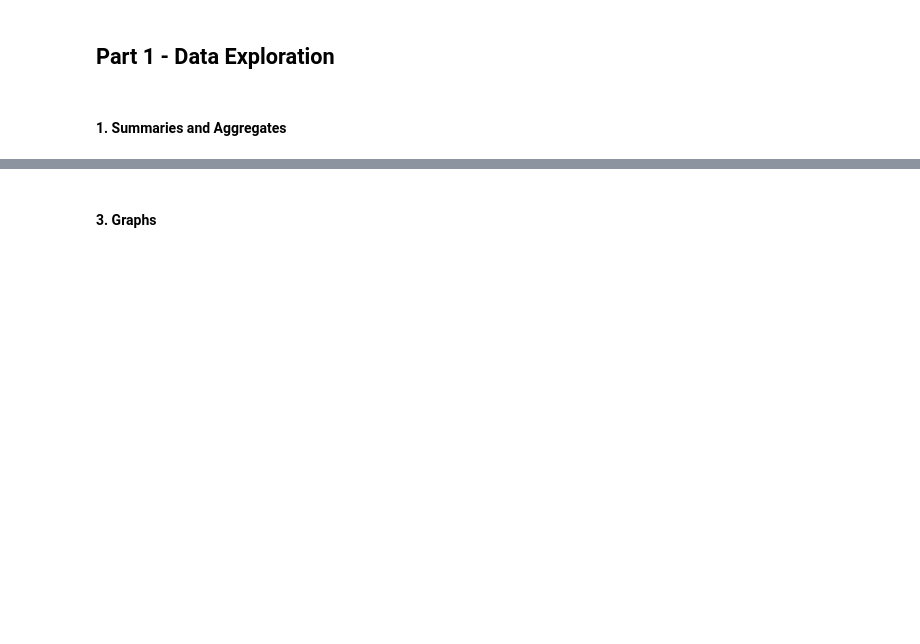
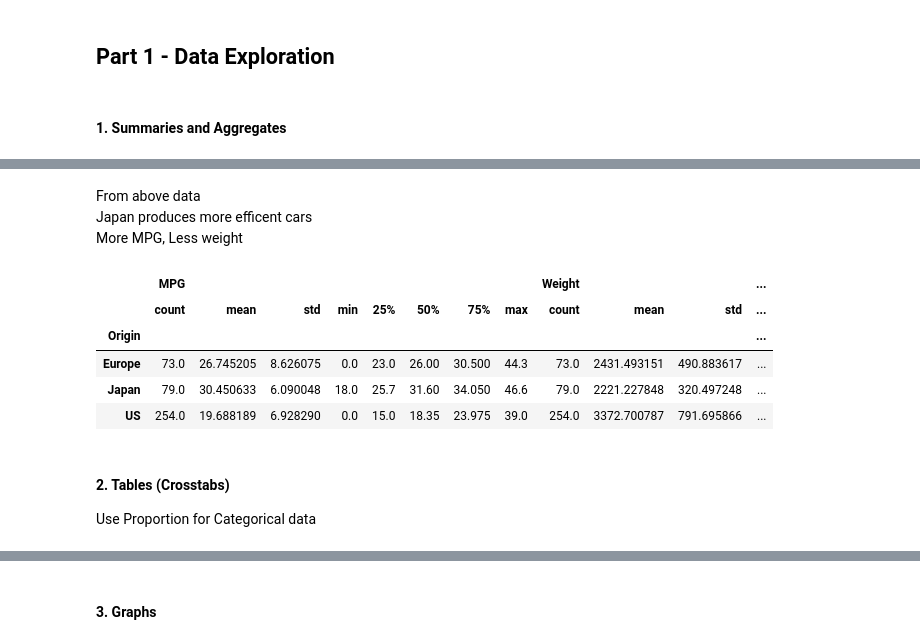
Before and after one commit to GouthamKumar-R/ML, a Jupyter notebook: D20 - IML/Class exercises/IML - S4 - Data Exploration & Data Manipulation .ipynb, the cells around one changed output, grey strips where cells are left out. Saved outputs shown, nothing was run; the diff lists cells and outputs as text; code cells hidden in the pictures; blank space fills up the shorter version.

```diff
--- a/D20 - IML/Class exercises/IML - S4 - Data Exploration & Data Manipulation .ipynb
+++ b/D20 - IML/Class exercises/IML - S4 - Data Exploration & Data Manipulation .ipynb
@@ -42,0 +108,16 @@ cars = pd.read_csv("cars.csv")
+# %% [markdown]
+From above data<br/>
+Japan produces more efficent cars<br/>
+More MPG, Less weight
+# %%
+cars[["MPG","Weight","Origin"]].groupby(["Origin"]).describe()
+# %% [output]
+|  | MPG |  |  |  |  |  |  |  | Weight |  |  | ... |
+|  | count | mean | std | min | 25% | 50% | 75% | max | count | mean | std | ... |
+| Origin |  |  |  |  |  |  |  |  |  |  |  | ... |
+| Europe | 73.0 | 26.745205 | 8.626075 | 0.0 | 23.0 | 26.00 | 30.500 | 44.3 | 73.0 | 2431.493151 | 490.883617 | ... |
+| Japan | 79.0 | 30.450633 | 6.090048 | 18.0 | 25.7 | 31.60 | 34.050 | 46.6 | 79.0 | 2221.227848 | 320.497248 | ... |
+| US | 254.0 | 19.688189 | 6.928290 | 0.0 | 15.0 | 18.35 | 23.975 | 39.0 | 254.0 | 3372.700787 | 791.695866 | ... |
+# %% [markdown]
+#### 2. Tables (Crosstabs)
+Use Proportion for Categorical data
```
Also changed, not shown: parts of 41 cells of this notebook.
